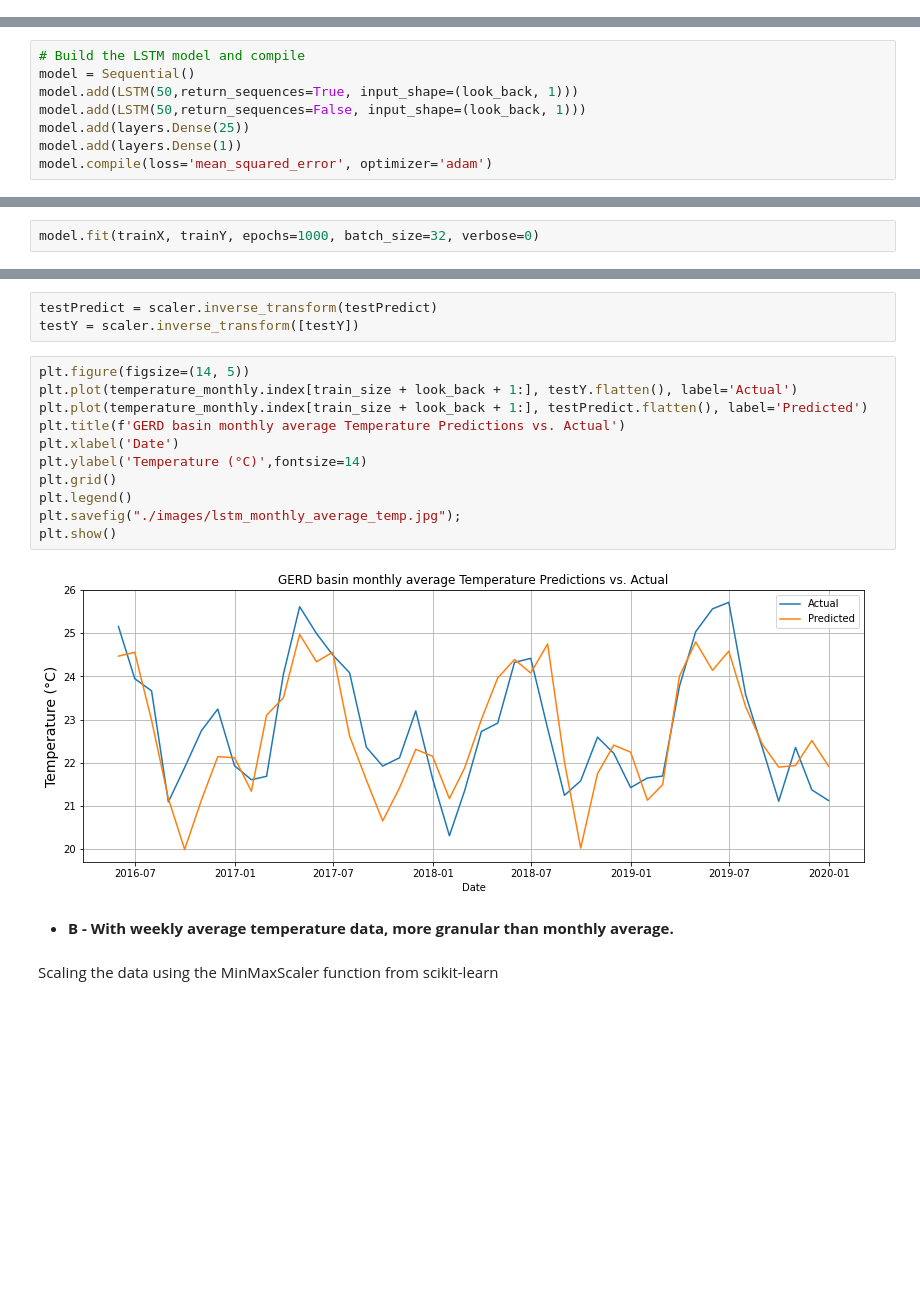
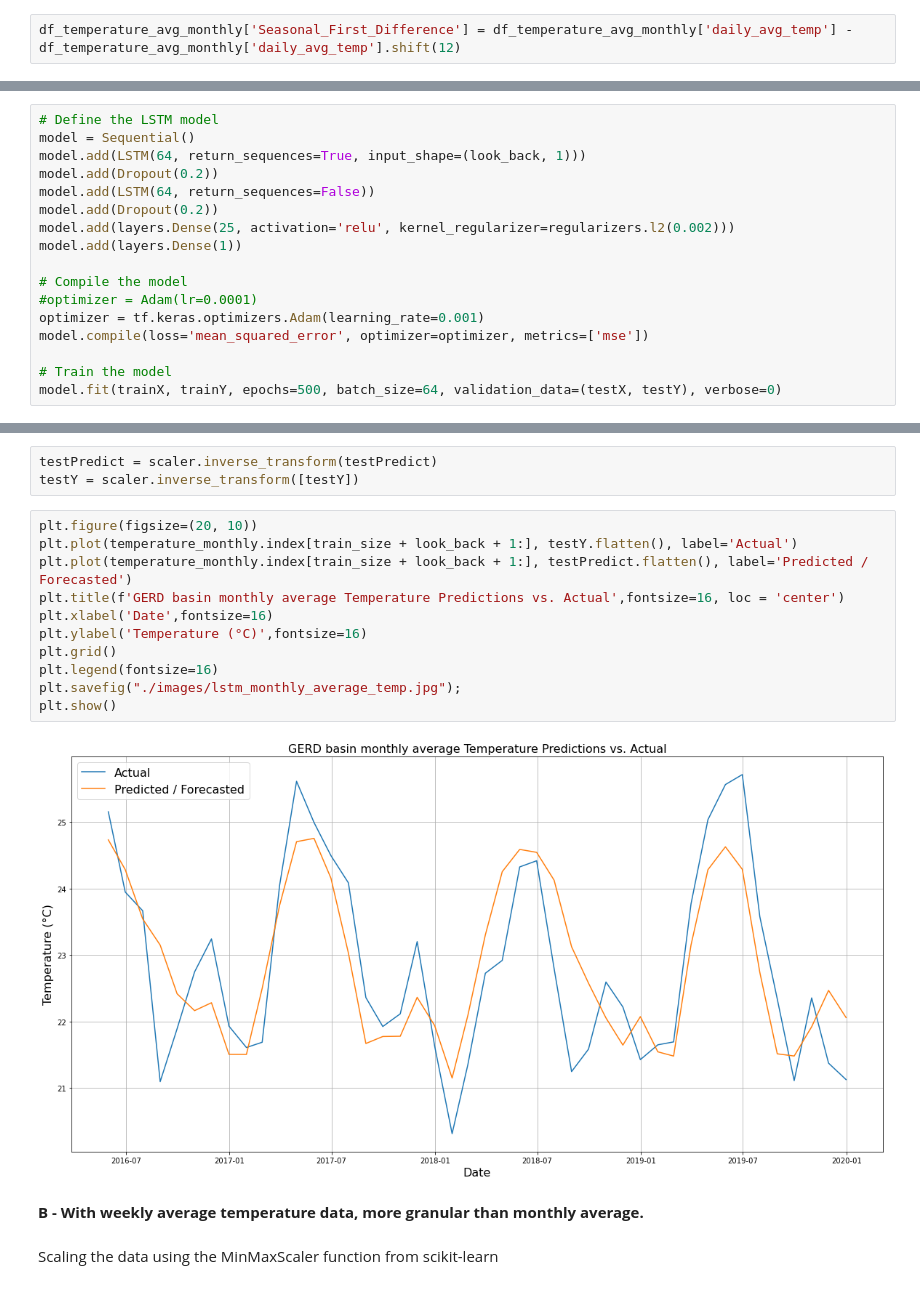
Before and after one commit to behailudesta/CPMLAI, a Jupyter notebook: Capstone_behailud_main.ipynb, the cells around one changed output, grey strips where cells are left out. Drawn from its saved outputs; the diff is of its cells as text; blank space fills up the shorter version.

```diff
--- a/Capstone_behailud_main.ipynb
+++ b/Capstone_behailud_main.ipynb
@@ -541,0 +579,2 @@ plt.savefig("./images/monthly_max_precip.jpg");
+# %%
+df_temperature_avg_monthly['Seasonal_First_Difference'] = df_temperature_avg_monthly['daily_avg_temp'] - df_temperature_avg_monthly['daily_avg_temp'].shift(12)
@@ -1035,8 +1108,17 @@ I will be using the same LSTM model to predict the other datasets in this projec
 # %%
-# Build the LSTM model and compile
+# Define the LSTM model
 model = Sequential()
-model.add(LSTM(50,return_sequences=True, input_shape=(look_back, 1)))
-model.add(LSTM(50,return_sequences=False, input_shape=(look_back, 1)))
-model.add(layers.Dense(25))
+model.add(LSTM(64, return_sequences=True, input_shape=(look_back, 1)))
+model.add(Dropout(0.2))
+model.add(LSTM(64, return_sequences=False))
+model.add(Dropout(0.2))
+model.add(layers.Dense(25, activation='relu', kernel_regularizer=regularizers.l2(0.002)))
 model.add(layers.Dense(1))
-model.compile(loss='mean_squared_error', optimizer='adam')
+
+# Compile the model
+#optimizer = Adam(lr=0.0001)
+optimizer = tf.keras.optimizers.Adam(learning_rate=0.001)
+model.compile(loss='mean_squared_error', optimizer=optimizer, metrics=['mse'])
+
+# Train the model
+model.fit(trainX, trainY, epochs=500, batch_size=64, validation_data=(testX, testY), verbose=0)
@@ -1043,2 +1126,0 @@ model.compile(loss='mean_squared_error', optimizer='adam')
-# %%
-model.fit(trainX, trainY, epochs=1000, batch_size=32, verbose=0)
@@ -1090,20 +1169,20 @@ testPredict = model.predict(testX)
 testPredict = scaler.inverse_transform(testPredict)
 testY = scaler.inverse_transform([testY])
 # %%
-plt.figure(figsize=(14, 5))
+plt.figure(figsize=(20, 10))
 plt.plot(temperature_monthly.index[train_size + look_back + 1:], testY.flatten(), label='Actual')
-plt.plot(temperature_monthly.index[train_size + look_back + 1:], testPredict.flatten(), label='Predicted')
-plt.title(f'GERD basin monthly average Temperature Predictions vs. Actual')
-plt.xlabel('Date')
-plt.ylabel('Temperature (°C)',fontsize=14)
+plt.plot(temperature_monthly.index[train_size + look_back + 1:], testPredict.flatten(), label='Predicted / Forecasted')
+plt.title(f'GERD basin monthly average Temperature Predictions vs. Actual',fontsize=16, loc = 'center')
+plt.xlabel('Date',fontsize=16)
+plt.ylabel('Temperature (°C)',fontsize=16)
 plt.grid()
-plt.legend()
+plt.legend(fontsize=16)
 plt.savefig("./images/lstm_monthly_average_temp.jpg");
 plt.show()
 # %% [output]
-[figure, old version]
+[figure, new version]
 # %% [markdown]
-- **B - With weekly average temperature data, more granular than monthly average.**
+**B - With weekly average temperature data, more granular than monthly average.**
 # %% [markdown]
 Scaling the data using the MinMaxScaler function from scikit-learn
 # %%
```
Also changed, not shown: parts of 104 cells of this notebook.
